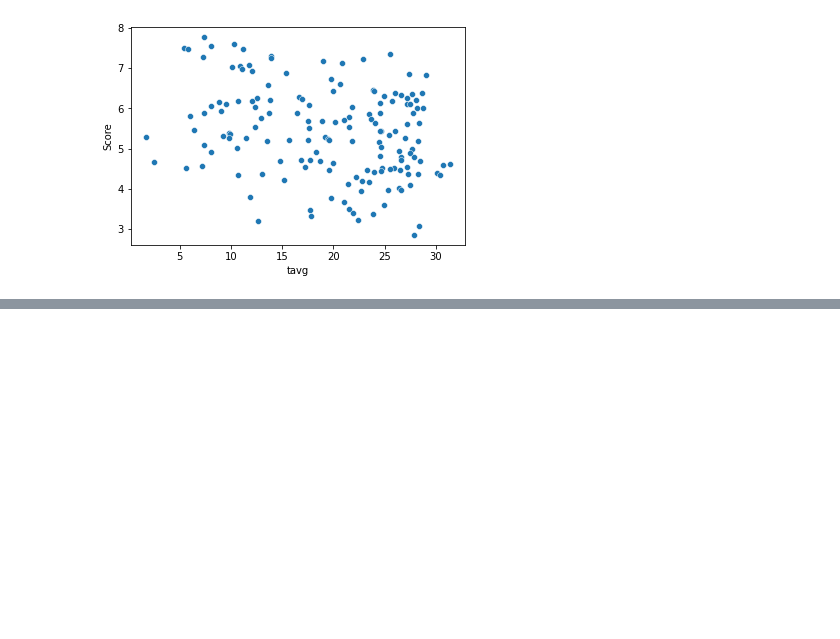
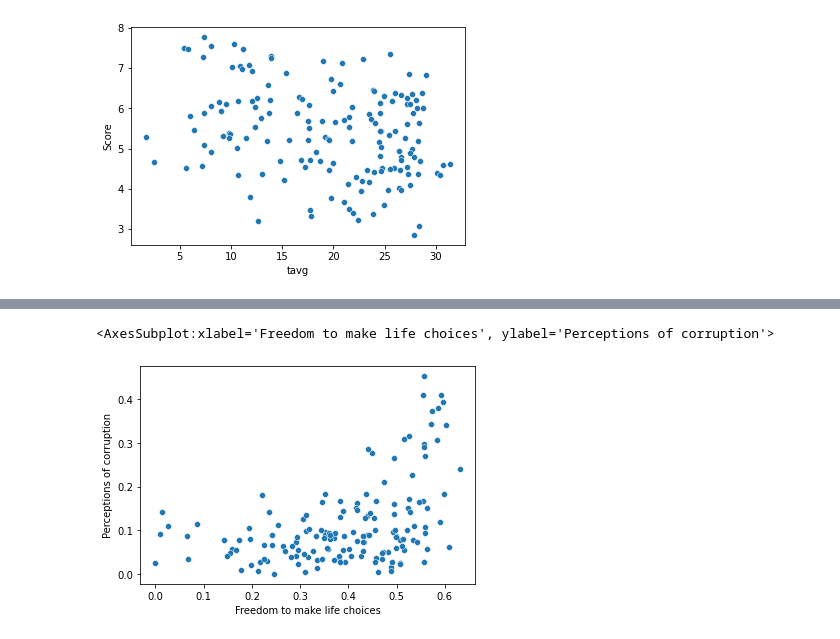
Before and after one commit to ATSchusters/3162-Final, a Jupyter notebook: Visualization.ipynb, the cells around one changed output, grey strips where cells are left out. Saved outputs shown, nothing was run; the diff lists cells and outputs as text; code cells hidden in the pictures; blank space fills up the shorter version.

```diff
--- a/Visualization.ipynb
+++ b/Visualization.ipynb
@@ -55,0 +61,5 @@ sns.scatterplot(x="Healthy life expectancy", y="tavg", data=df)
+# %%
+sns.scatterplot(x="Freedom to make life choices", y="Perceptions of corruption", data=df)
+# %% [output]
+<AxesSubplot:xlabel='Freedom to make life choices', ylabel='Perceptions of corruption'>
+[figure, added]
```
Also changed, not shown: parts of 9 cells of this notebook.
